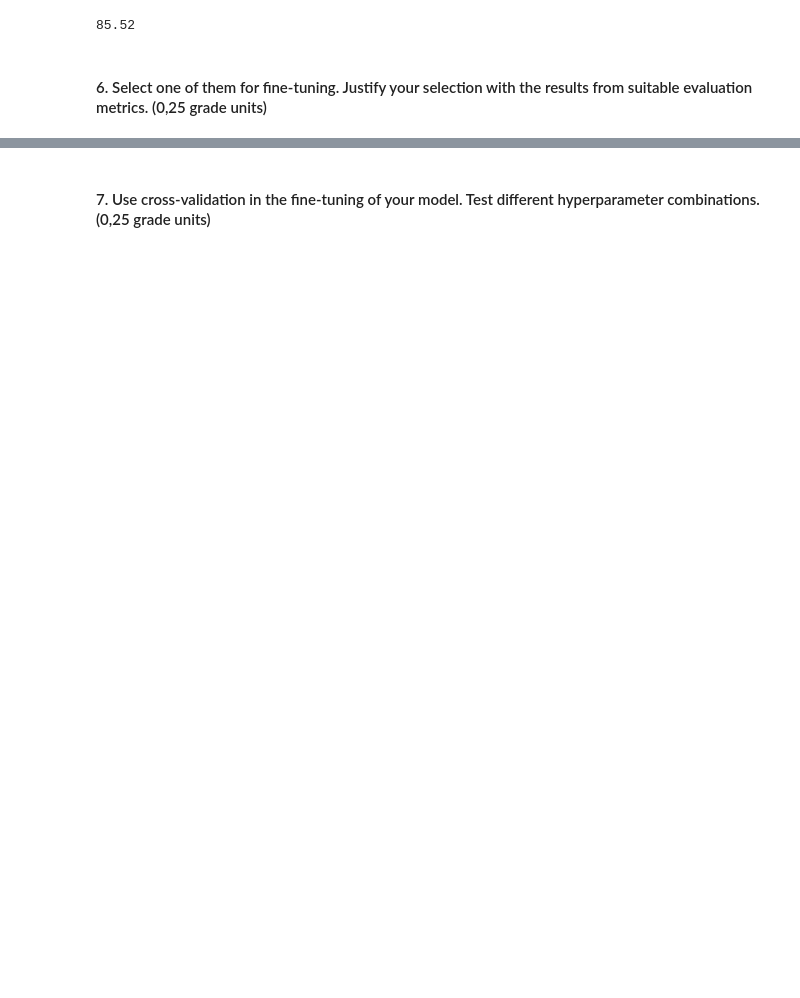
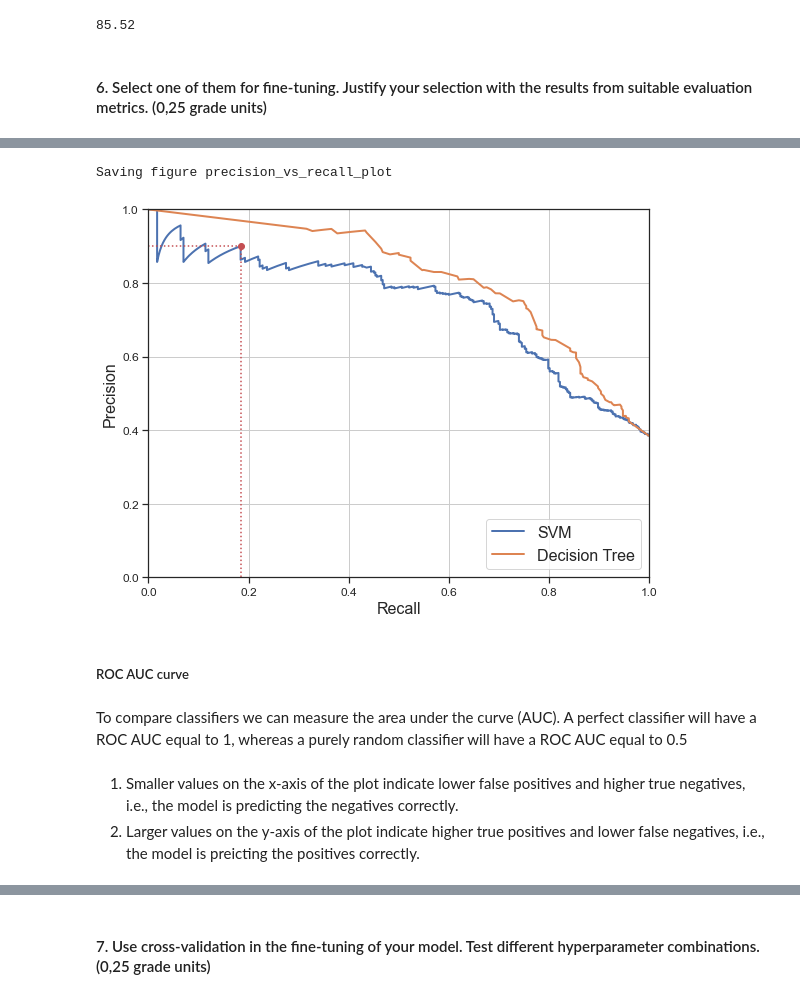
Before and after one commit to Krediann/DAKO_ryhma3, a Jupyter notebook: Titanic.ipynb, the cells around one changed output, grey strips where cells are left out. Cells and saved outputs as stored; diff of their text form; code cells hidden in the pictures; blank space fills up the shorter version.

```diff
--- a/Titanic.ipynb
+++ b/Titanic.ipynb
@@ -534,18 +400,0 @@ fpr_dectree, tpr_dectree, thresholds_dectree = roc_curve(y_train,y_scores_dectre
-# %%
-recall_90_precision = recalls[np.argmax(precisions >= 0.90)]
-threshold_90_precision = thresholds[np.argmax(precisions >= 0.90)]
-fpr_90 = fpr[np.argmax(tpr >= recall_90_precision)]
-recall_for_dectree = tpr_dectree[np.argmax(fpr_dectree >= fpr_90)]
-
-plt.figure(figsize=(8, 6))
-plt.plot(fpr, tpr, "b:", linewidth=2, label="SVM")
-plot_roc_curve(fpr_dectree, tpr_dectree, "Decision Tree")
-plt.plot([fpr_90, fpr_90], [0., recall_90_precision], "r:")
-plt.plot([0.0, fpr_90], [recall_90_precision, recall_90_precision], "r:")
-plt.plot([fpr_90], [recall_90_precision], "ro")
-plt.plot([fpr_90, fpr_90], [0., recall_for_forest], "r:")
-plt.plot([fpr_90], [recall_for_forest], "ro")
-plt.grid(True)
-plt.legend(loc="lower right", fontsize=16)
-save_fig("roc_curve_comparison_plot")
-plt.show()
@@ -553,0 +506,36 @@ IndexError: index 733 is out of bounds for axis 0 with size 315
+# %%
+y_proba_dectree = cross_val_predict(decision_tree, X_train, y_train, cv=7,
+                             method="predict_proba")
+#instead of score we give the class probabilities for the curve (if not given we get an error:
+# "y should be a 1d array, got an array of shape (891, 2) instead", when computing the precisions, recalls and tresholds)
+y_proba_dectree = y_proba_dectree [:, 1]
+# %%
+tree_prec, tree_rec, tree_tresh = precision_recall_curve(y_train, y_proba_dectree)
+# %%
+def plot_precision_vs_recall(precisions, recalls, label=None):
+    plt.plot(recalls, precisions, linewidth=2, label=label)
+    plt.xlabel("Recall", fontsize=16)
+    plt.ylabel("Precision", fontsize=16)
+    plt.axis([0, 1, 0, 1])
+    plt.grid(True)
+
+plt.figure(figsize=(8, 6))
+plot_precision_vs_recall(precisions, recalls, label="SVM")
+plot_precision_vs_recall(tree_prec, tree_rec, label="Decision Tree")
+plt.plot([recall_90_precision, recall_90_precision], [0., 0.9], "r:")
+plt.plot([0.0, recall_90_precision], [0.9, 0.9], "r:")
+plt.plot([recall_90_precision], [0.9], "ro")
+plt.grid(True)
+plt.legend(loc="lower right", fontsize=16)
+save_fig("precision_vs_recall_plot")
+plt.show()
+# %% [output]
+Saving figure precision_vs_recall_plot
+[figure, added]
+# %% [markdown]
+##### ROC AUC curve
+# %% [markdown]
+To compare classifiers we can measure the area under the curve (AUC). A perfect classifier will have a ROC AUC equal to 1, whereas a purely random classifier will have a ROC AUC equal to 0.5
+# %% [markdown]
+1. Smaller values on the x-axis of the plot indicate lower false positives and higher true negatives, i.e., the model is predicting the negatives correctly.
+2. Larger values on the y-axis of the plot indicate higher true positives and lower false negatives, i.e., the model is preicting the positives correctly.
```
Also changed, not shown: parts of 79 cells of this notebook, 3 other files.
